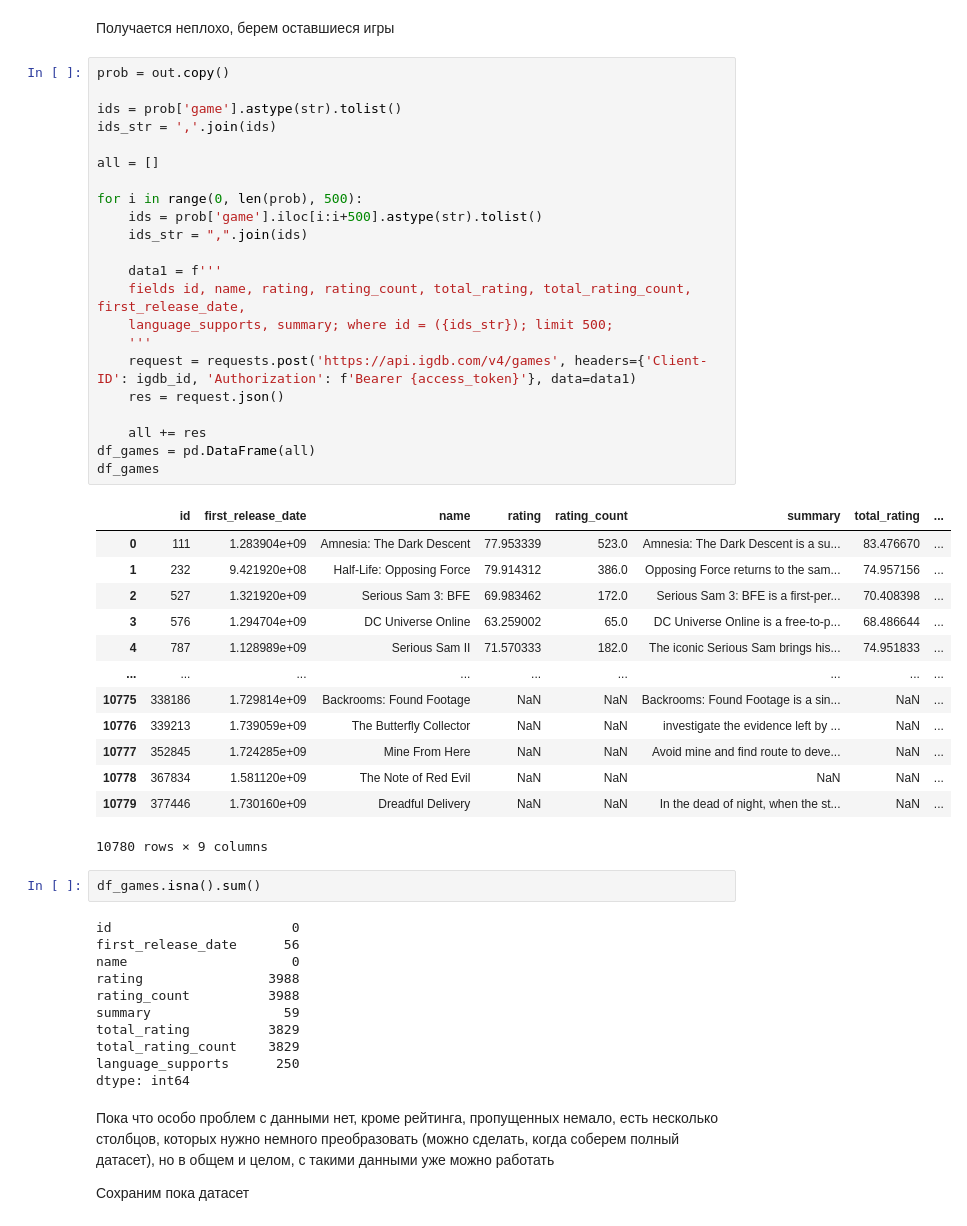
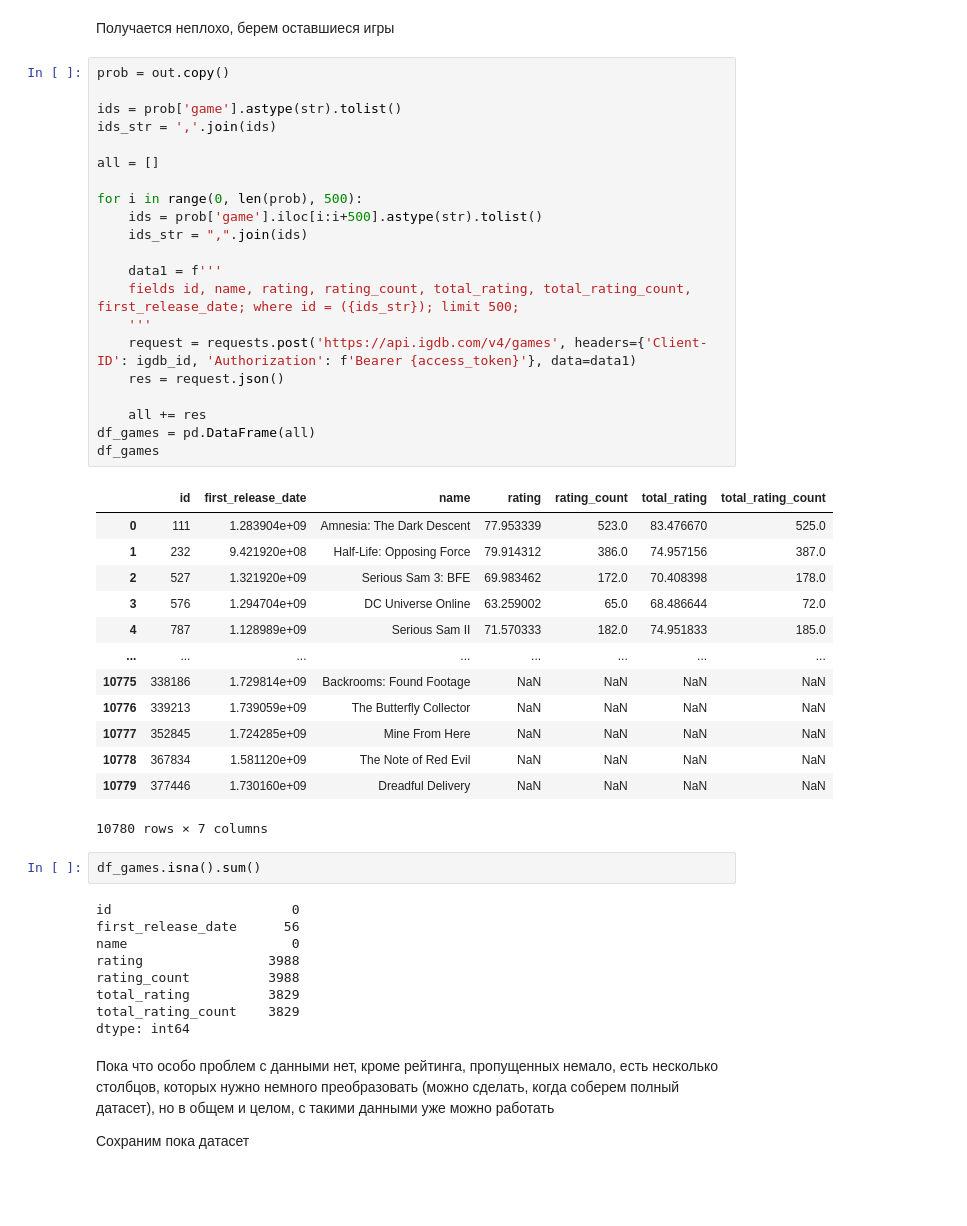
Before and after one commit to ylevennn/smadimo-gp-2, a Jupyter notebook: src/igdb.ipynb, the cells around one changed output. Drawn from its saved outputs; the diff is of its cells as text; blank space fills up the shorter version.

```diff
--- a/src/igdb.ipynb
+++ b/src/igdb.ipynb
@@ -200,39 +200,38 @@ dtype: int64
 # %%
 prob = out.copy()
 
 ids = prob['game'].astype(str).tolist()
 ids_str = ','.join(ids)
 
 all = []
 
 for i in range(0, len(prob), 500):
     ids = prob['game'].iloc[i:i+500].astype(str).tolist()
     ids_str = ",".join(ids)
 
     data1 = f'''
-    fields id, name, rating, rating_count, total_rating, total_rating_count, first_release_date,
-    language_supports, summary; where id = ({ids_str}); limit 500;
+    fields id, name, rating, rating_count, total_rating, total_rating_count, first_release_date; where id = ({ids_str}); limit 500;
     '''
     request = requests.post('https://api.igdb.com/v4/games', headers={'Client-ID': igdb_id, 'Authorization': f'Bearer {access_token}'}, data=data1)
     res = request.json()
 
     all += res
 df_games = pd.DataFrame(all)
 df_games
 # %% [output]
-|  | id | first_release_date | name | rating | rating_count | summary | total_rating | ... |
-| 0 | 111 | 1.283904e+09 | Amnesia: The Dark Descent | 77.953339 | 523.0 | Amnesia: The Dark Descent is a su... | 83.476670 | ... |
-| 1 | 232 | 9.421920e+08 | Half-Life: Opposing Force | 79.914312 | 386.0 | Opposing Force returns to the sam... | 74.957156 | ... |
-| 2 | 527 | 1.321920e+09 | Serious Sam 3: BFE | 69.983462 | 172.0 | Serious Sam 3: BFE is a first-per... | 70.408398 | ... |
-| 3 | 576 | 1.294704e+09 | DC Universe Online | 63.259002 | 65.0 | DC Universe Online is a free-to-p... | 68.486644 | ... |
-| 4 | 787 | 1.128989e+09 | Serious Sam II | 71.570333 | 182.0 | The iconic Serious Sam brings his... | 74.951833 | ... |
-| ... | ... | ... | ... | ... | ... | ... | ... | ... |
-| 10775 | 338186 | 1.729814e+09 | Backrooms: Found Footage | NaN | NaN | Backrooms: Found Footage is a sin... | NaN | ... |
-| 10776 | 339213 | 1.739059e+09 | The Butterfly Collector | NaN | NaN | investigate the evidence left by ... | NaN | ... |
-| 10777 | 352845 | 1.724285e+09 | Mine From Here | NaN | NaN | Avoid mine and find route to deve... | NaN | ... |
-| 10778 | 367834 | 1.581120e+09 | The Note of Red Evil | NaN | NaN | NaN | NaN | ... |
-| 10779 | 377446 | 1.730160e+09 | Dreadful Delivery | NaN | NaN | In the dead of night, when the st... | NaN | ... |
+|  | id | first_release_date | name | rating | rating_count | total_rating | total_rating_count |
+| 0 | 111 | 1.283904e+09 | Amnesia: The Dark Descent | 77.953339 | 523.0 | 83.476670 | 525.0 |
+| 1 | 232 | 9.421920e+08 | Half-Life: Opposing Force | 79.914312 | 386.0 | 74.957156 | 387.0 |
+| 2 | 527 | 1.321920e+09 | Serious Sam 3: BFE | 69.983462 | 172.0 | 70.408398 | 178.0 |
+| 3 | 576 | 1.294704e+09 | DC Universe Online | 63.259002 | 65.0 | 68.486644 | 72.0 |
+| 4 | 787 | 1.128989e+09 | Serious Sam II | 71.570333 | 182.0 | 74.951833 | 185.0 |
+| ... | ... | ... | ... | ... | ... | ... | ... |
+| 10775 | 338186 | 1.729814e+09 | Backrooms: Found Footage | NaN | NaN | NaN | NaN |
+| 10776 | 339213 | 1.739059e+09 | The Butterfly Collector | NaN | NaN | NaN | NaN |
+| 10777 | 352845 | 1.724285e+09 | Mine From Here | NaN | NaN | NaN | NaN |
+| 10778 | 367834 | 1.581120e+09 | The Note of Red Evil | NaN | NaN | NaN | NaN |
+| 10779 | 377446 | 1.730160e+09 | Dreadful Delivery | NaN | NaN | NaN | NaN |
-10780 rows × 9 columns
+10780 rows × 7 columns
 # %%
 df_games.isna().sum()
 # %% [output]
@@ -241,10 +240,8 @@ first_release_date      56
 name                     0
 rating                3988
 rating_count          3988
-summary                 59
 total_rating          3829
 total_rating_count    3829
-language_supports      250
 dtype: int64
 # %% [markdown]
 Пока что особо проблем с данными нет, кроме рейтинга, пропущенных немало, есть несколько столбцов, которых нужно немного преобразовать (можно сделать, когда соберем полный датасет), но в общем и целом, с такими данными уже можно работать
```
Also changed, not shown: parts of 5 cells of this notebook, 4 other files.
